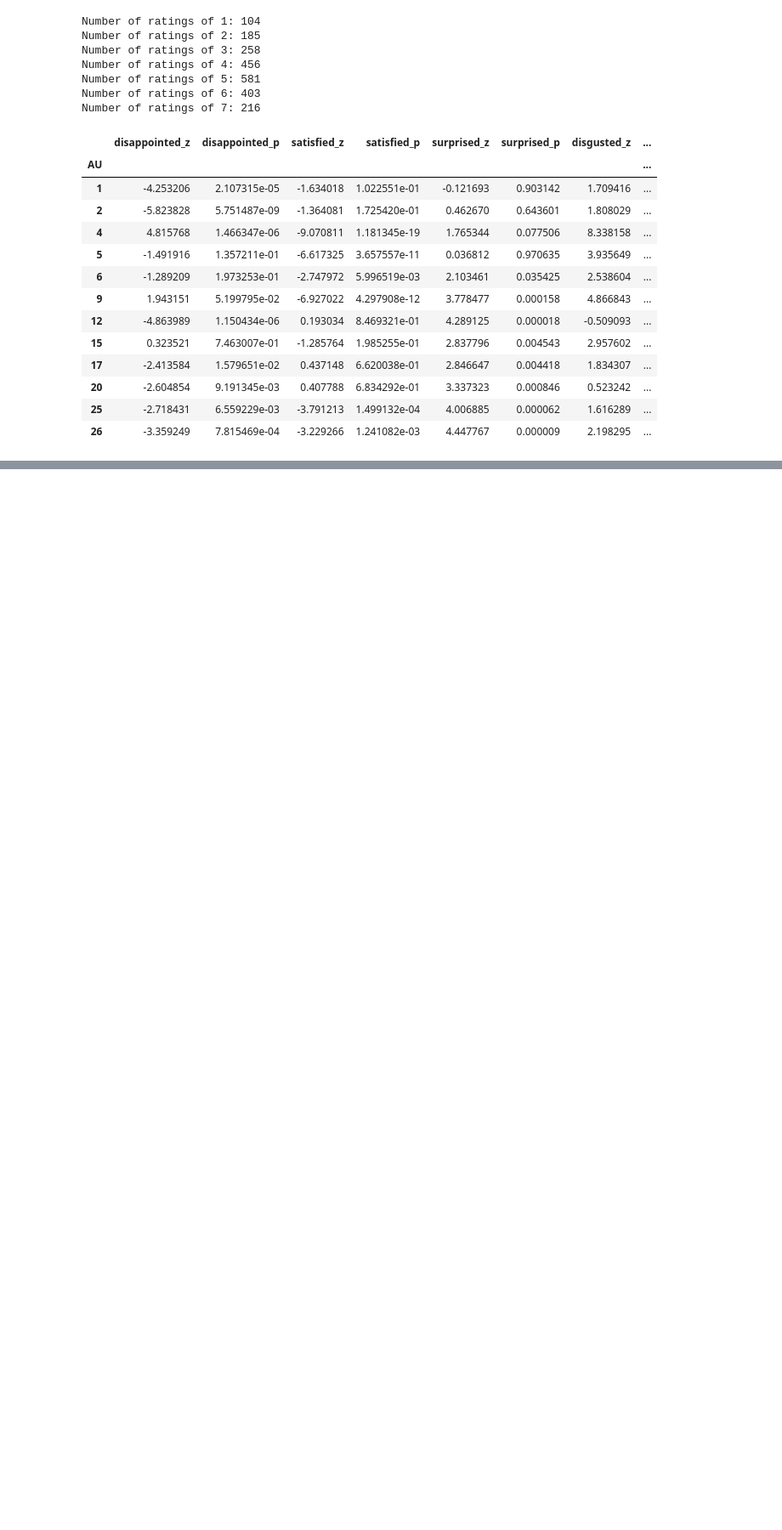
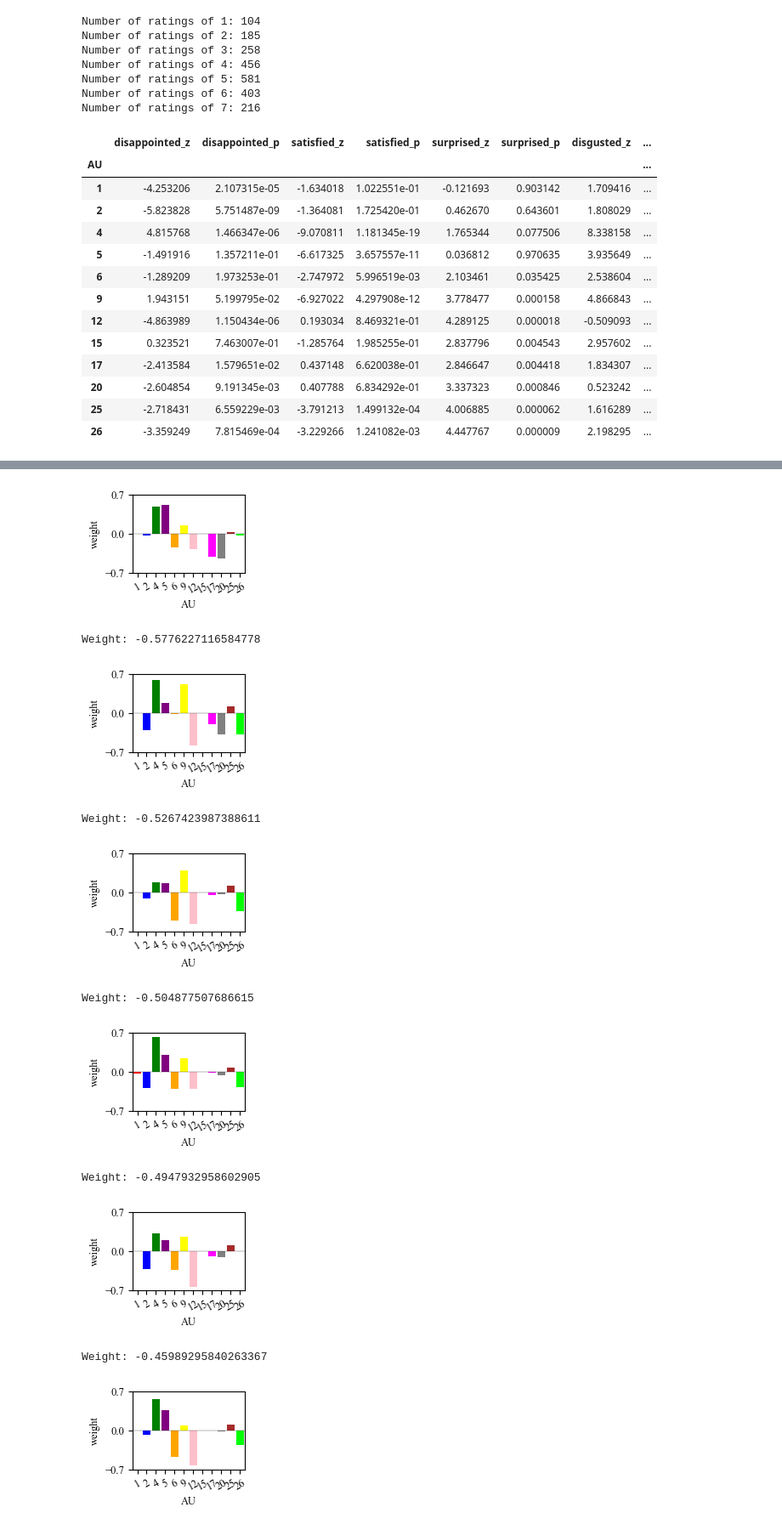
Before and after one commit to ShuangquanFeng/FERGI, a Jupyter notebook: result_analysis.ipynb, the cells around one changed output, grey strips where cells are left out. Shown at 85% size. Cells and saved outputs as stored; diff of their text form; code cells hidden in the pictures; blank space fills up the shorter version.

```diff
--- a/result_analysis.ipynb
+++ b/result_analysis.ipynb
@@ -241,0 +275,43 @@ accuracies
+# %%
+weights = torch.load(os.path.join(results_rootdir, 'FAU-Net.pth'))
+sel_AUs = DISFA_AUs
+sorted_node_idx = np.argsort(weights['output_layer.weight'][0, len(sel_AUs):].cpu().numpy())
+
+colors = ['red', 'blue', 'green', 'purple', 'orange', 'yellow', 'pink', 'cyan', 'magenta', 'gray', 'brown', 'lime']
+for i in range(16):
+    plt.figure(figsize=[1.7, 1.7*0.7])
+    plt.bar(np.arange(len(sel_AUs)), weights['hidden_layers.0.weight'][sorted_node_idx[i]].cpu().numpy(), color=colors)
+    plt.axhline(y=0, color='black', linestyle='-', linewidth=0.2)
+    plt.xticks(np.arange(len(sel_AUs)), sel_AUs, rotation=30)
+    plt.yticks([-0.7, 0.0, 0.7])
+    plt.xlim([-0.5, len(sel_AUs)-0.5])
+    plt.ylim([-0.7, 0.7])
+    plt.xlabel('AU')
+    plt.ylabel('weight')
+    plt.savefig(os.path.join(figures_rootdir, f"node_{i+1}_weights.pdf"), format='pdf', bbox_inches='tight')
+    plt.show()
+    print(f"Weight: {weights['output_layer.weight'][0, len(sel_AUs) + sorted_node_idx[i]]}")
+
+plt.figure(figsize=[1.7, 1.7*0.7])
+plt.bar(np.arange(len(sel_AUs)), weights['output_layer.weight'][0, :len(sel_AUs)].cpu().numpy(), color=colors)
+plt.axhline(y=0, color='black', linestyle='-', linewidth=0.2)
+plt.xticks(np.arange(len(sel_AUs)), sel_AUs, rotation=30)
+plt.yticks([-0.7, 0.0, 0.7])
+plt.xlim([-0.5, len(sel_AUs)-0.5])
+plt.ylim([-0.7, 0.7])
+plt.xlabel('AU')
+plt.ylabel('weight')
+plt.savefig(os.path.join(figures_rootdir, f"output_node_weights.pdf"), format='pdf', bbox_inches='tight')
+plt.show()
+# %% [output]
+[figure, added]
+Weight: -0.5776227116584778
+[figure, added]
+Weight: -0.5267423987388611
+[figure, added]
+Weight: -0.504877507686615
+[figure, added]
+Weight: -0.4947932958602905
+[figure, added]
+Weight: -0.45989295840263367
+[figure, added]
```
Also changed, not shown: parts of 9 cells of this notebook, 6 other files.
